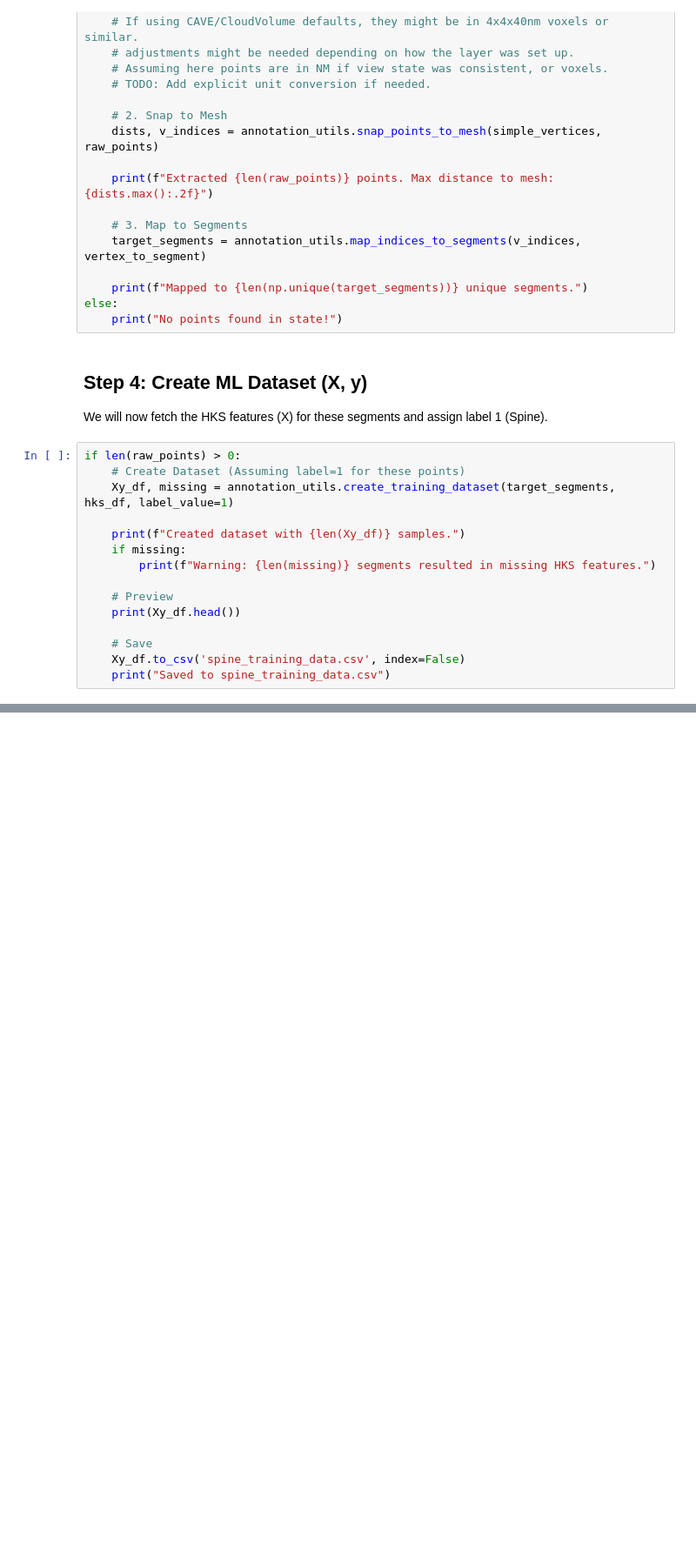
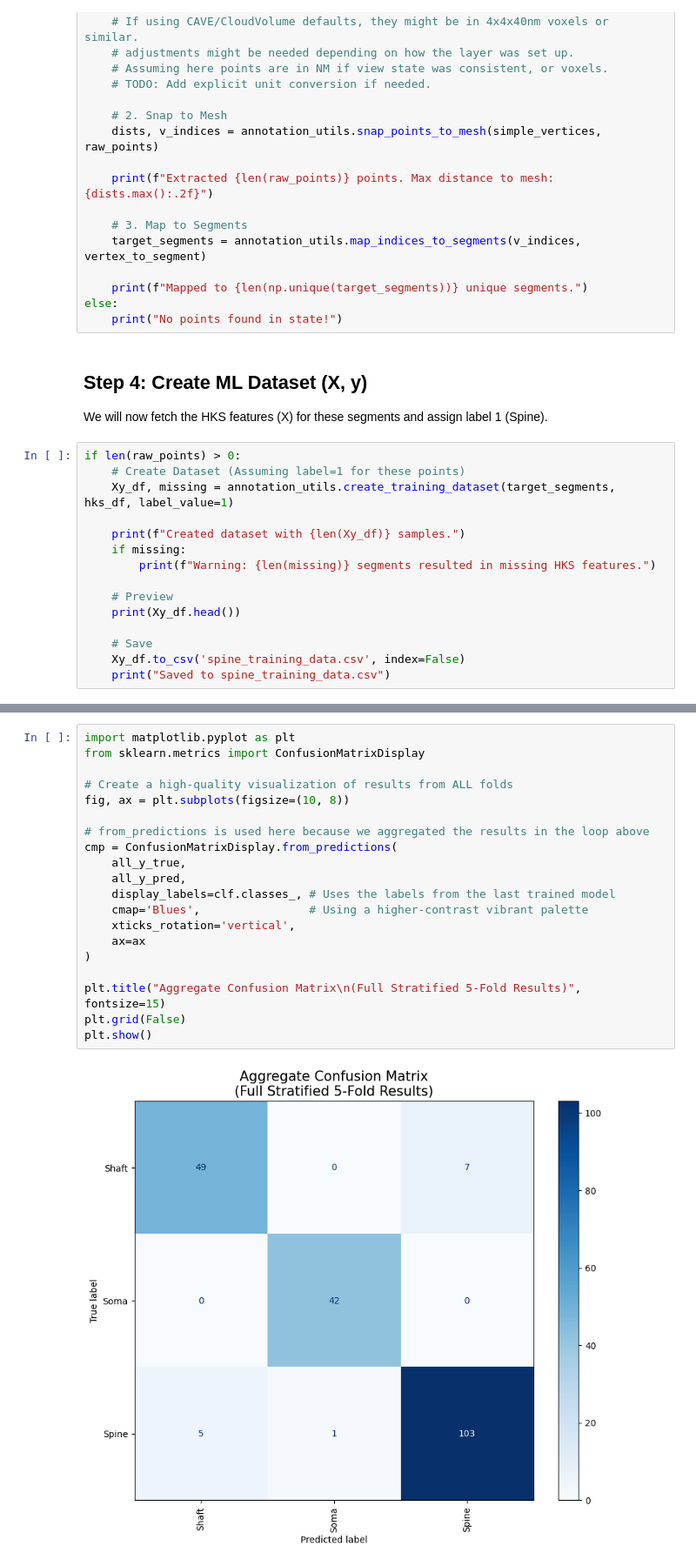
Before and after one commit to kroumov/SpineDetect, a Jupyter notebook: david/microns/neuroglancer_annotation_pipeline.ipynb, the cells around one changed output, grey strips where cells are left out. Shown at 87% size. Cells and saved outputs as stored; diff of their text form; blank space fills up the shorter version.

```diff
--- a/david/microns/neuroglancer_annotation_pipeline.ipynb
+++ b/david/microns/neuroglancer_annotation_pipeline.ipynb
@@ -246,0 +503,22 @@ if len(raw_points) > 0:
+# %%
+import matplotlib.pyplot as plt
+from sklearn.metrics import ConfusionMatrixDisplay
+
+# Create a high-quality visualization of results from ALL folds
+fig, ax = plt.subplots(figsize=(10, 8))
+
+# from_predictions is used here because we aggregated the results in the loop above
+cmp = ConfusionMatrixDisplay.from_predictions(
+    all_y_true,
+    all_y_pred,
+    display_labels=clf.classes_, # Uses the labels from the last trained model
+    cmap='Blues',                # Using a higher-contrast vibrant palette
+    xticks_rotation='vertical',
+    ax=ax
+)
+
+plt.title("Aggregate Confusion Matrix\n(Full Stratified 5-Fold Results)", fontsize=15)
+plt.grid(False)
+plt.show()
+# %% [output]
+[figure, added]
```
Also changed, not shown: parts of 25 cells of this notebook.
